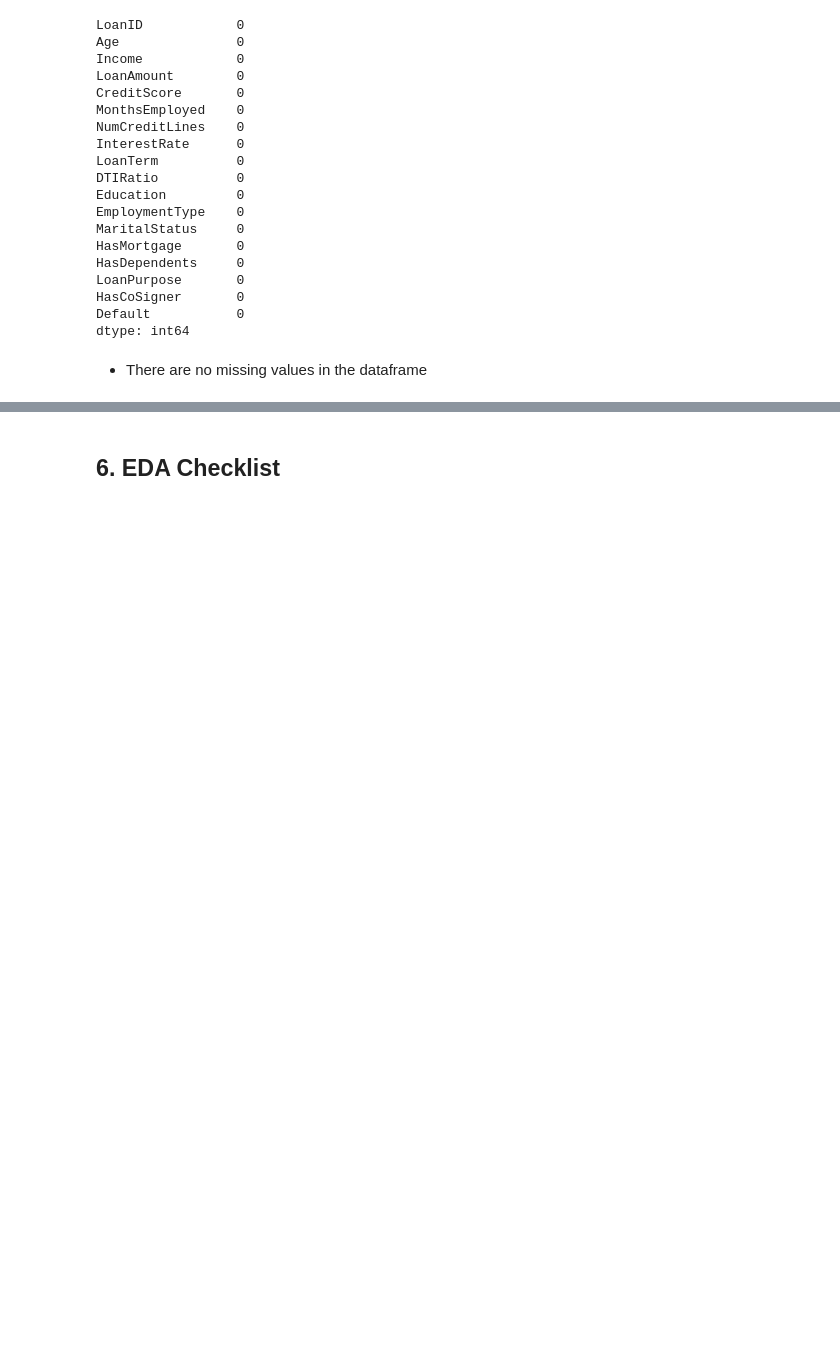
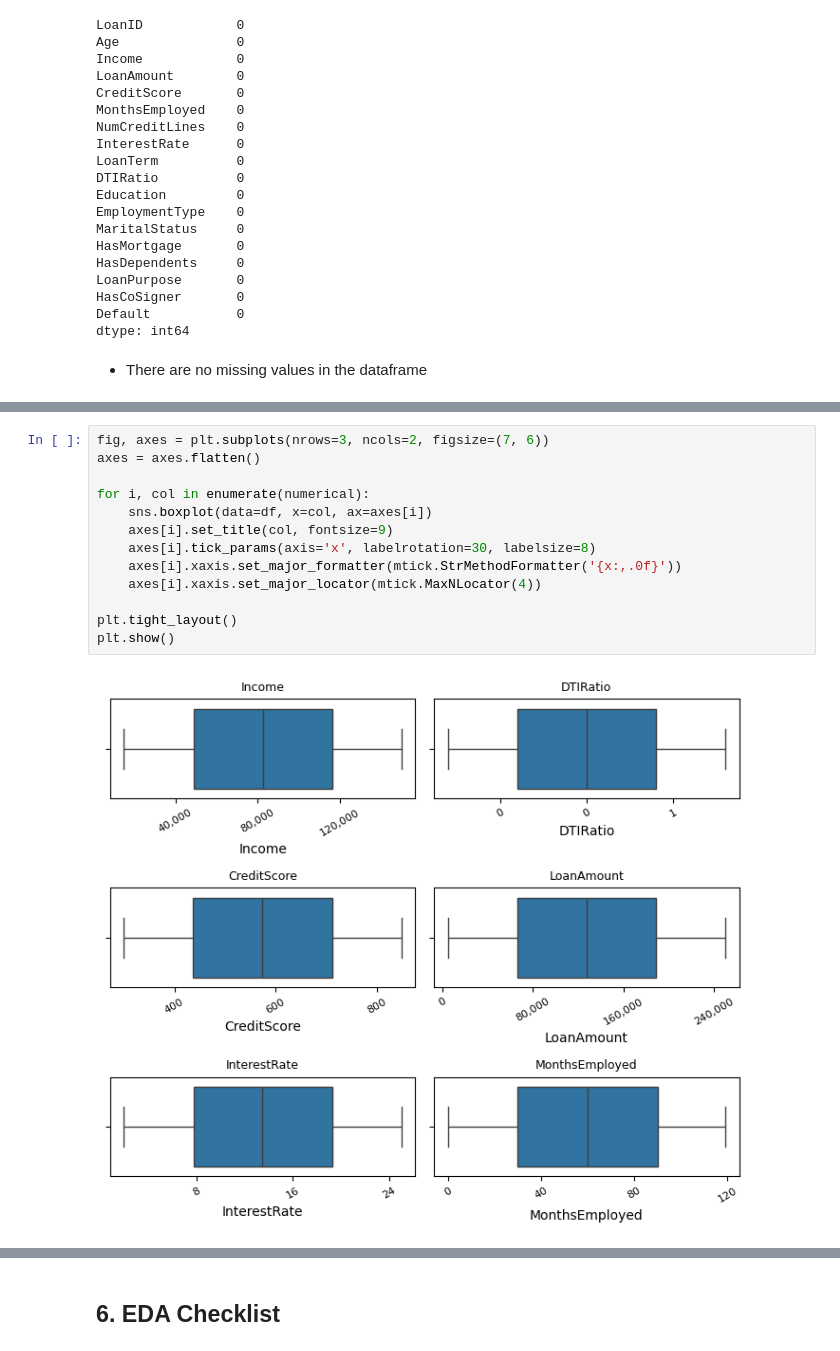
Before and after one commit to codevalhalla/ml-credit-risk-modeling, a Jupyter notebook: notebooks/01_eda.ipynb, the cells around one changed output, grey strips where cells are left out. Saved outputs shown, nothing was run; the diff lists cells and outputs as text; blank space fills up the shorter version.

```diff
--- a/notebooks/01_eda.ipynb
+++ b/notebooks/01_eda.ipynb
@@ -151,0 +210,15 @@ dtype: int64
+# %%
+fig, axes = plt.subplots(nrows=3, ncols=2, figsize=(7, 6))
+axes = axes.flatten()
+
+for i, col in enumerate(numerical):
+    sns.boxplot(data=df, x=col, ax=axes[i])
+    axes[i].set_title(col, fontsize=9)
+    axes[i].tick_params(axis='x', labelrotation=30, labelsize=8)
+    axes[i].xaxis.set_major_formatter(mtick.StrMethodFormatter('{x:,.0f}'))
+    axes[i].xaxis.set_major_locator(mtick.MaxNLocator(4))
+
+plt.tight_layout()
+plt.show()
+# %% [output]
+[figure, added]
```
Also changed, not shown: parts of 8 cells of this notebook.
